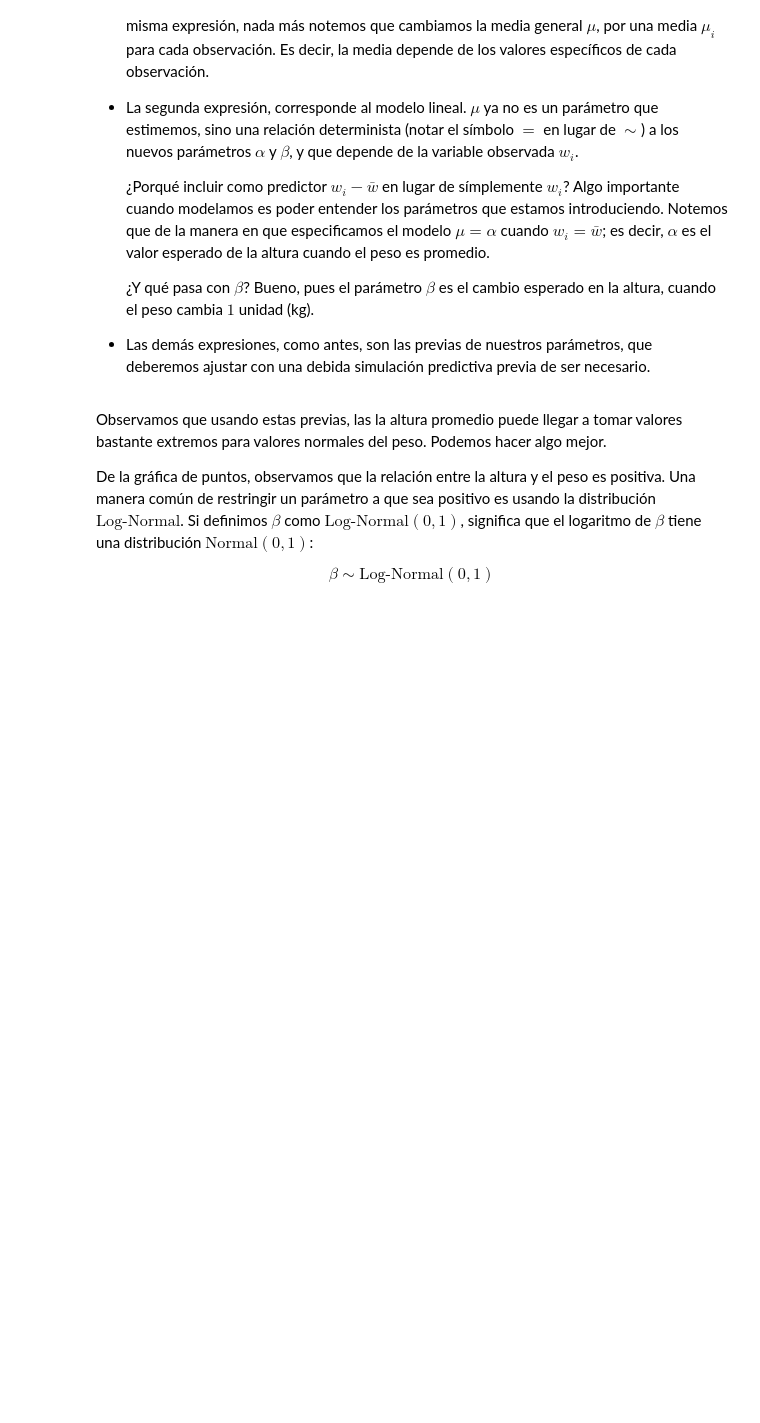
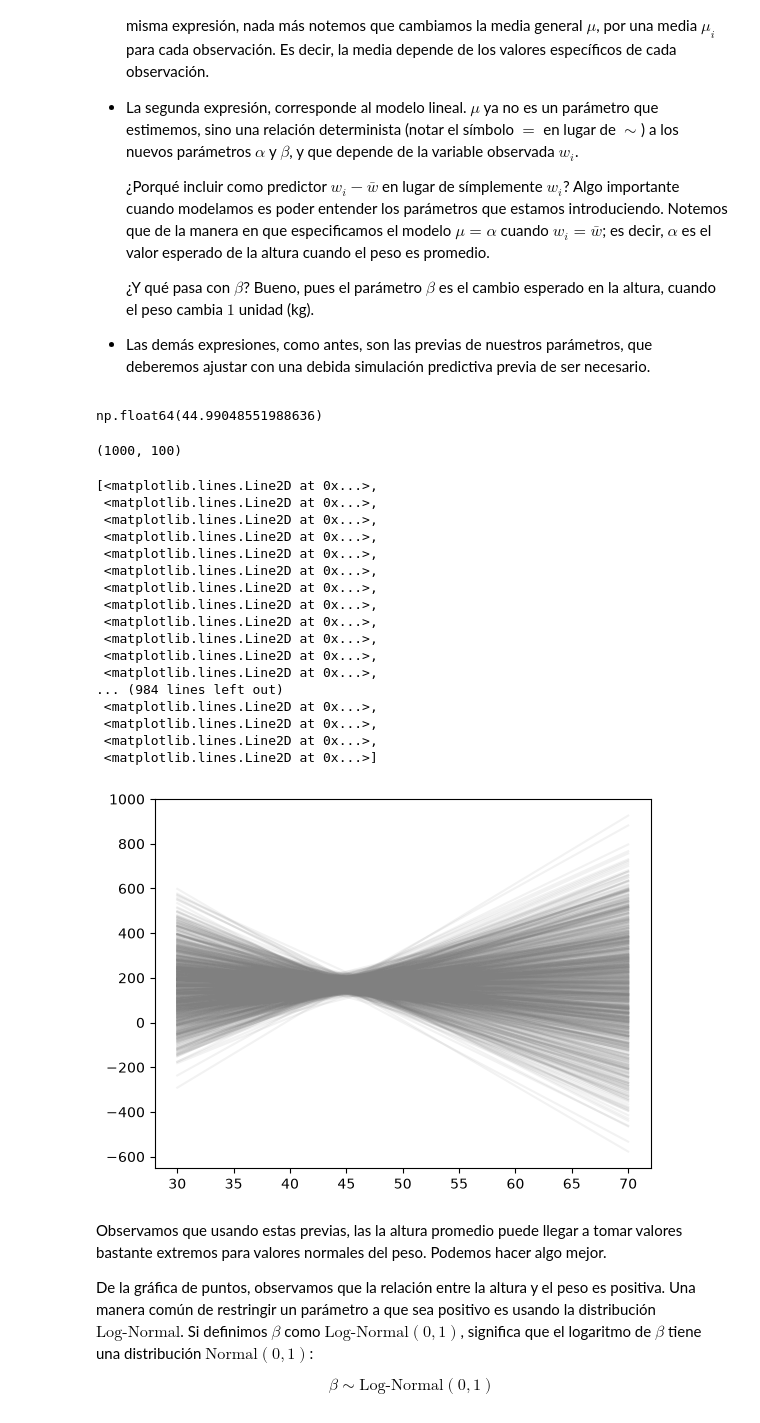
Before and after one commit to MichelleRomoM/mgp2026, a Jupyter notebook: m1-intro-modelado-probabilistico/c5-regresion-lineal-bayesiana/3-modelos-regresion-lineal.ipynb, the cells around one changed output. Cells and saved outputs as stored; diff of their text form; code cells hidden in the pictures; blank space fills up the shorter version.

```diff
--- a/m1-intro-modelado-probabilistico/c5-regresion-lineal-bayesiana/3-modelos-regresion-lineal.ipynb
+++ b/m1-intro-modelado-probabilistico/c5-regresion-lineal-bayesiana/3-modelos-regresion-lineal.ipynb
@@ -98,8 +99,19 @@ $$
+# %%
+w_bar = adult_height_data['weight'].mean()
+w_bar
+# %% [output]
+np.float64(44.99048551988636)
 # %%
 # Simulación previa predictiva
-
+n_samples = 1000
 # Muestreamos distribuciones previas
-
+alpha_prior = stats.norm(loc=170, scale=20)
+beta_prior = stats.norm(loc=0, scale=10)
+alpha_samples = alpha_prior.rvs(n_samples)
+beta_samples = beta_prior.rvs(n_samples)
 # Relación lineal de la altura promedio con el peso
-
-# Muestreamos la distribución de la altura
+w = np.linspace(30, 70, 100)
+mu = alpha_samples[:, None] + beta_samples[:, None] * (w[None, :] - w_bar)
+mu.shape
+# %% [output]
+(1000, 100)
@@ -106,5 +120,25 @@ $$
 # %%
 # Graficamos la altura promedio vs el peso
+plt.plot(w, mu.T, color='gray', alpha=0.1)
+# %% [output]
+[<matplotlib.lines.Line2D at 0x...>,
+ <matplotlib.lines.Line2D at 0x...>,
+ <matplotlib.lines.Line2D at 0x...>,
+ <matplotlib.lines.Line2D at 0x...>,
+ <matplotlib.lines.Line2D at 0x...>,
+ <matplotlib.lines.Line2D at 0x...>,
+ <matplotlib.lines.Line2D at 0x...>,
+ <matplotlib.lines.Line2D at 0x...>,
+ <matplotlib.lines.Line2D at 0x...>,
+ <matplotlib.lines.Line2D at 0x...>,
+ <matplotlib.lines.Line2D at 0x...>,
+ <matplotlib.lines.Line2D at 0x...>,
+... (984 lines left out)
+ <matplotlib.lines.Line2D at 0x...>,
+ <matplotlib.lines.Line2D at 0x...>,
+ <matplotlib.lines.Line2D at 0x...>,
+ <matplotlib.lines.Line2D at 0x...>]
+[figure, added]
 # %% [markdown]
 Observamos que usando estas previas, las la altura promedio puede llegar a tomar valores bastante extremos para valores normales del peso. Podemos hacer algo mejor.
 
```
Also changed, not shown: parts of 39 cells of this notebook, 1 other file.
